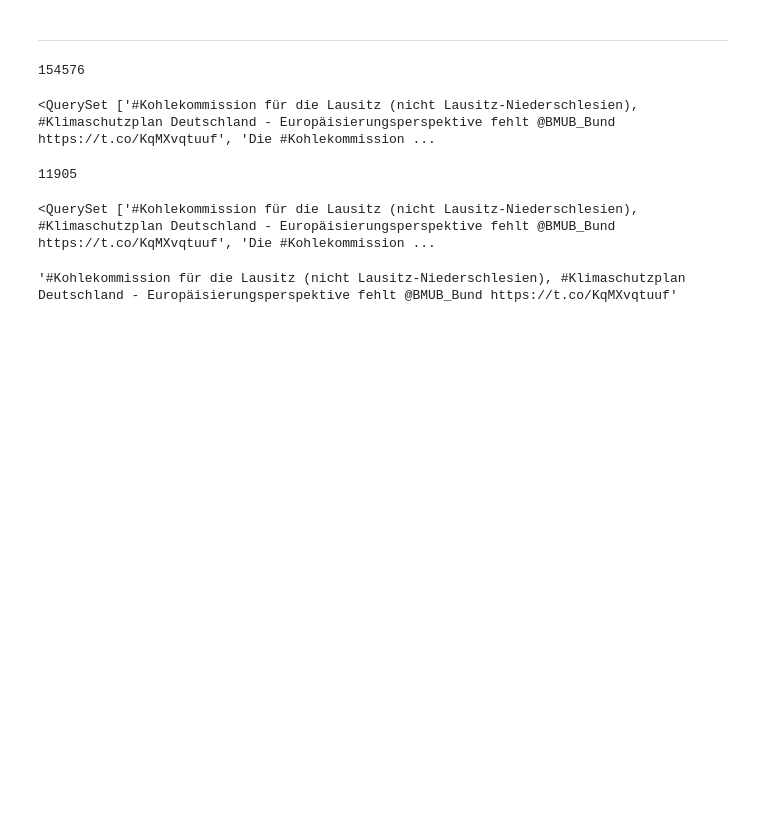
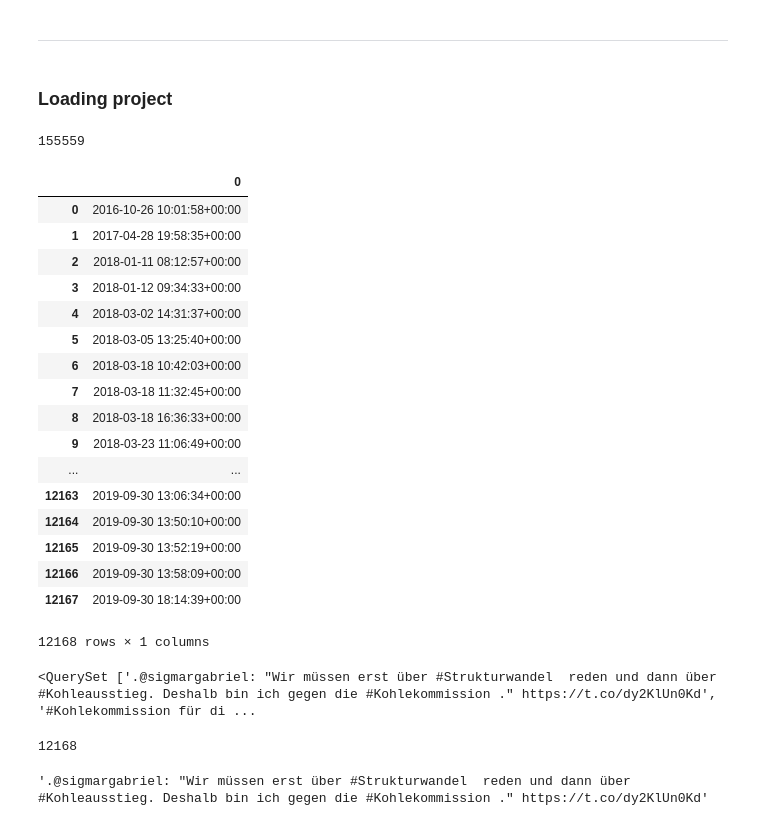
Before and after one commit to yuantinglee/twitter-discourse, a Jupyter notebook: analysis/descriptives.ipynb, the cells around one changed output. Saved outputs shown, nothing was run; the diff lists cells and outputs as text; code cells hidden in the pictures; blank space fills up the shorter version.

```diff
--- a/analysis/descriptives.ipynb
+++ b/analysis/descriptives.ipynb
@@ -196,10 +196,12 @@ Die neuen besorgten Bürger: - 50.000 Menschen bei #Hambibleibt - 30.000 Mensche
 [figure]
 # %% [markdown]
 ---
+# %% [markdown]
+### Loading project
 # %%
 p = sm.Project.objects.get(pk=196)
 # %%
-end_date = datetime.datetime.strptime('2019-09-30-+0000', '%Y-%m-%d-%z')
+end_date = datetime.datetime.strptime('2019-10-01-+0000', '%Y-%m-%d-%z')
 # %%
 # Get tweets related to the project
 searches = tm.TwitterSearch.objects.filter(project=p)
@@ -213,7 +215,35 @@ ttweets = set(tm.Status.objects.filter(
 
 print(len(ttweets))
 # %% [output]
-154576
+155559
+# %%
+# check dates
+dates = tm.Status.objects.filter(
+    id__in=ttweets,
+    text__contains='#Kohlekommission'
+).values_list('created_at',flat=True)
+# %%
+dates_df = pd.DataFrame(dates)
+dates_df
+# %% [output]
+|  | 0 |
+| 0 | 2016-10-26 10:01:58+00:00 |
+| 1 | 2017-04-28 19:58:35+00:00 |
+| 2 | 2018-01-11 08:12:57+00:00 |
+| 3 | 2018-01-12 09:34:33+00:00 |
+| 4 | 2018-03-02 14:31:37+00:00 |
+| 5 | 2018-03-05 13:25:40+00:00 |
+| 6 | 2018-03-18 10:42:03+00:00 |
+| 7 | 2018-03-18 11:32:45+00:00 |
+| 8 | 2018-03-18 16:36:33+00:00 |
+| 9 | 2018-03-23 11:06:49+00:00 |
+| ... | ... |
+| 12163 | 2019-09-30 13:06:34+00:00 |
+| 12164 | 2019-09-30 13:50:10+00:00 |
+| 12165 | 2019-09-30 13:52:19+00:00 |
+| 12166 | 2019-09-30 13:58:09+00:00 |
+| 12167 | 2019-09-30 18:14:39+00:00 |
+12168 rows × 1 columns
 # %%
 # get texts
 # filter for kohlekommission
@@ -224,19 +254,14 @@ texts = tm.Status.objects.filter(
 # %%
 texts
 # %% [output]
-<QuerySet ['#Kohlekommission für die Lausitz (nicht Lausitz-Niederschlesien), #Klimaschutzplan Deutschland - Europäisierungsperspektive fehlt @BMUB_Bund https://t.co/KqMXvqtuuf', 'Die #Kohlekommission ...
+<QuerySet ['.@sigmargabriel: "Wir müssen erst über #Strukturwandel  reden und dann über #Kohleausstieg. Deshalb bin ich gegen die #Kohlekommission ." https://t.co/dy2KlUn0Kd', '#Kohlekommission für di ...
 # %%
 len(texts)
 # %% [output]
-11905
+12168
-# %%
-# find related hashtags
-texts.filter(text__iregex='\#.+?\s')
-# %% [output]
-<QuerySet ['#Kohlekommission für die Lausitz (nicht Lausitz-Niederschlesien), #Klimaschutzplan Deutschland - Europäisierungsperspektive fehlt @BMUB_Bund https://t.co/KqMXvqtuuf', 'Die #Kohlekommission ...
 # %%
 texts[0]
 # %% [output]
-'#Kohlekommission für die Lausitz (nicht Lausitz-Niederschlesien), #Klimaschutzplan Deutschland - Europäisierungsperspektive fehlt @BMUB_Bund https://t.co/KqMXvqtuuf'
+'.@sigmargabriel: "Wir müssen erst über #Strukturwandel  reden und dann über #Kohleausstieg. Deshalb bin ich gegen die #Kohlekommission ." https://t.co/dy2KlUn0Kd'
 # %%
 import re
```
Also changed, not shown: parts of 7 cells of this notebook.
